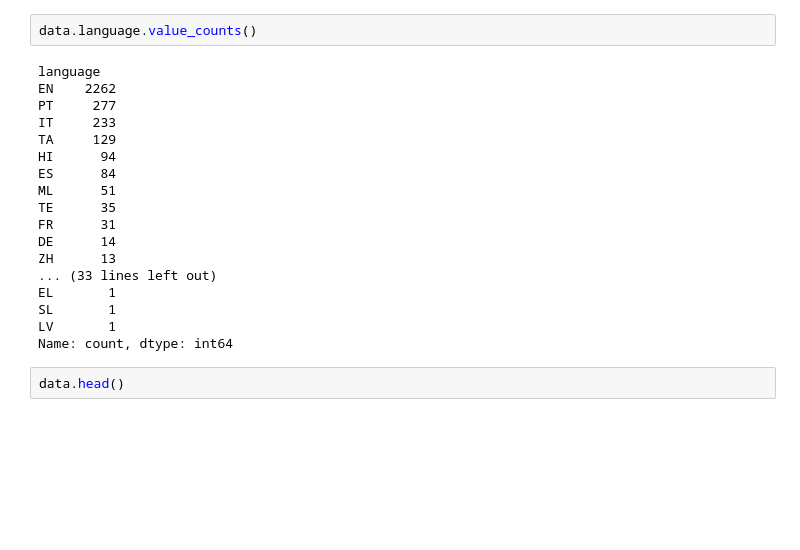
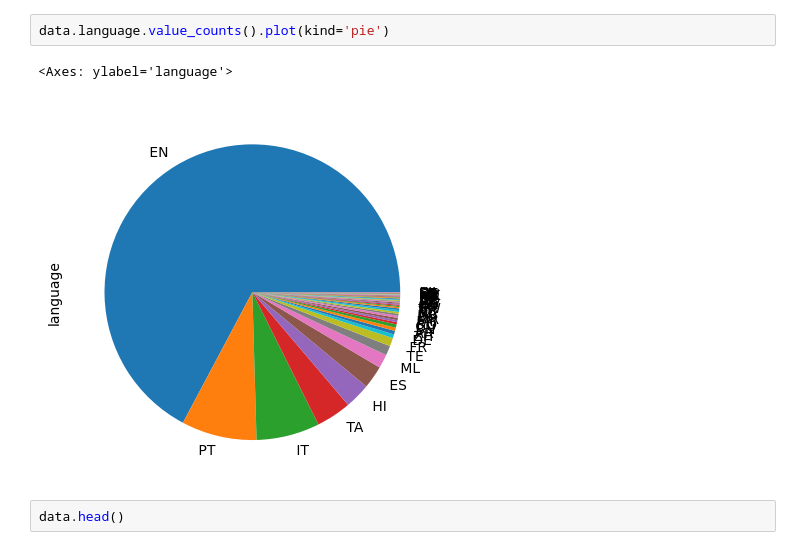
Before and after one commit to Knerten0815/GeoCougher, a Jupyter notebook: data_sneeze_exploration.ipynb, the cells around one changed output. Saved outputs shown, nothing was run; the diff lists cells and outputs as text; blank space fills up the shorter version.

```diff
--- a/data_sneeze_exploration.ipynb
+++ b/data_sneeze_exploration.ipynb
@@ -17,23 +17,8 @@ Current working directory: c:\Users\kevin\Documents\MMI\Audio Data Science\DataS
 # %%
-data.language.value_counts()
+data.language.value_counts().plot(kind='pie')
 # %% [output]
-language
-EN    2262
-PT     277
-IT     233
-TA     129
-HI      94
-ES      84
-ML      51
-TE      35
-FR      31
-DE      14
-ZH      13
-... (33 lines left out)
-EL       1
-SL       1
-LV       1
-Name: count, dtype: int64
+<Axes: ylabel='language'>
+[figure, added]
 # %%
 data.head()
 # %% [output]
```
Also changed, not shown: parts of 4 cells of this notebook.
